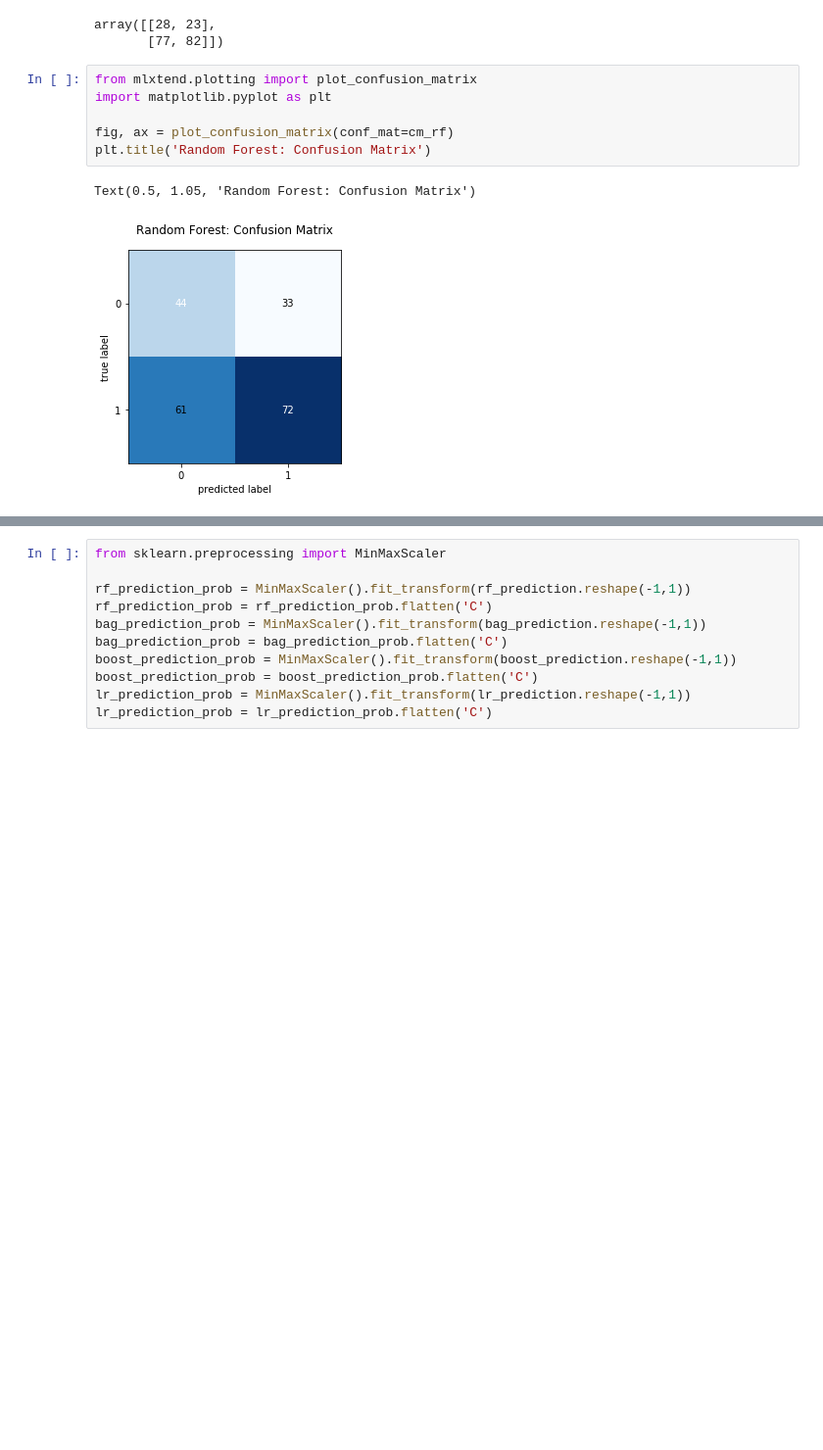
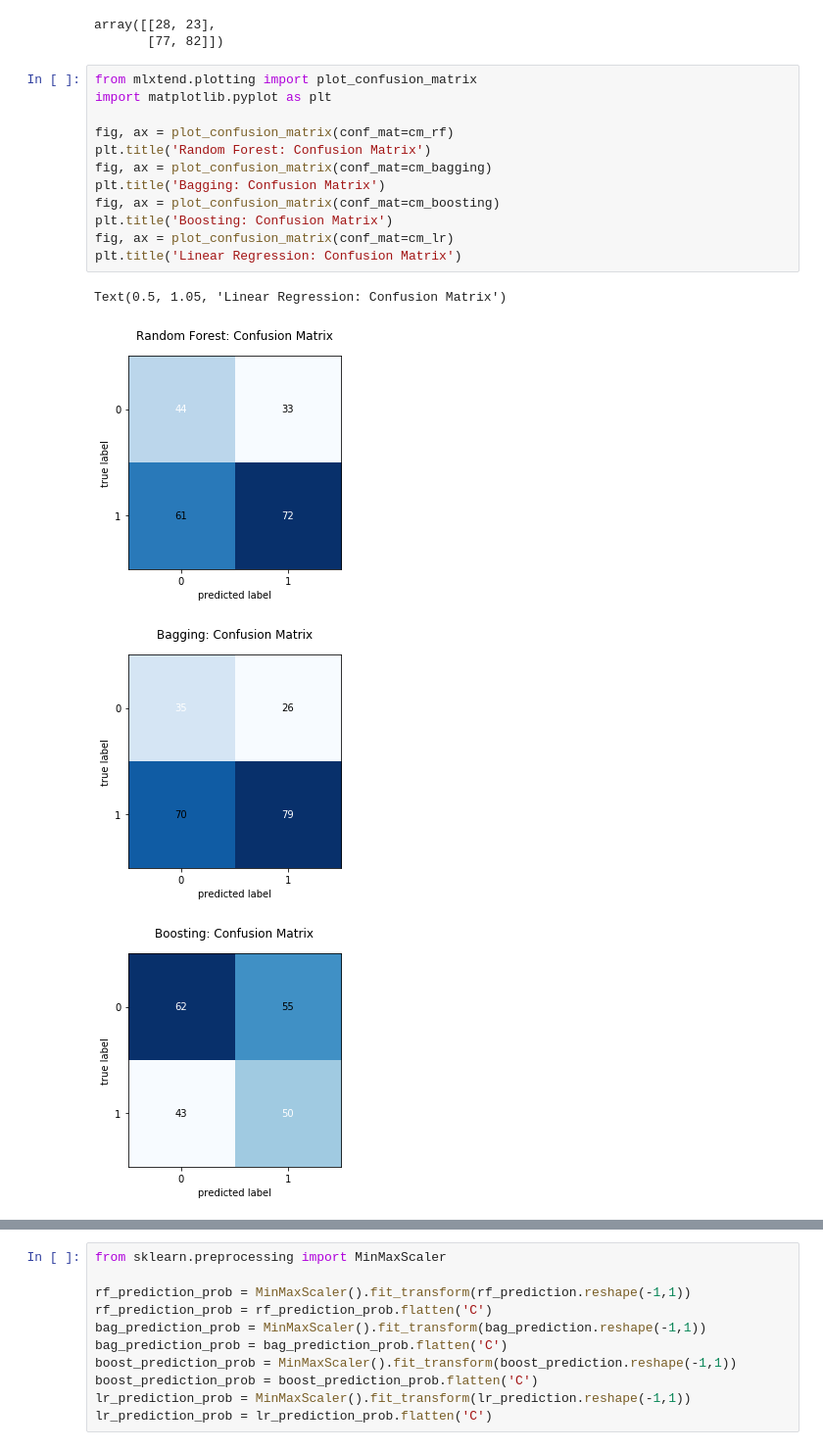
Before and after one commit to meenmo/Forecasting_Stock_Returns_via_Supervised_Learning, a Jupyter notebook: Code/AAT-DT_Final.ipynb, the cells around one changed output, grey strips where cells are left out. Shown: that part at 98% size. Saved outputs shown, nothing was run; the diff lists cells and outputs as text; blank space fills up the shorter version.

```diff
--- a/Code/AAT-DT_Final.ipynb
+++ b/Code/AAT-DT_Final.ipynb
@@ -1530,9 +1551,17 @@ array([[28, 23],
 # %%
 from mlxtend.plotting import plot_confusion_matrix
 import matplotlib.pyplot as plt
 
 fig, ax = plot_confusion_matrix(conf_mat=cm_rf)
 plt.title('Random Forest: Confusion Matrix')
+fig, ax = plot_confusion_matrix(conf_mat=cm_bagging)
+plt.title('Bagging: Confusion Matrix')
+fig, ax = plot_confusion_matrix(conf_mat=cm_boosting)
+plt.title('Boosting: Confusion Matrix')
+fig, ax = plot_confusion_matrix(conf_mat=cm_lr)
+plt.title('Linear Regression: Confusion Matrix')
 # %% [output]
-Text(0.5, 1.05, 'Random Forest: Confusion Matrix')
+Text(0.5, 1.05, 'Linear Regression: Confusion Matrix')
 [figure]
+[figure, added]
+[figure, added]
```
Also changed, not shown: parts of 21 cells of this notebook.
